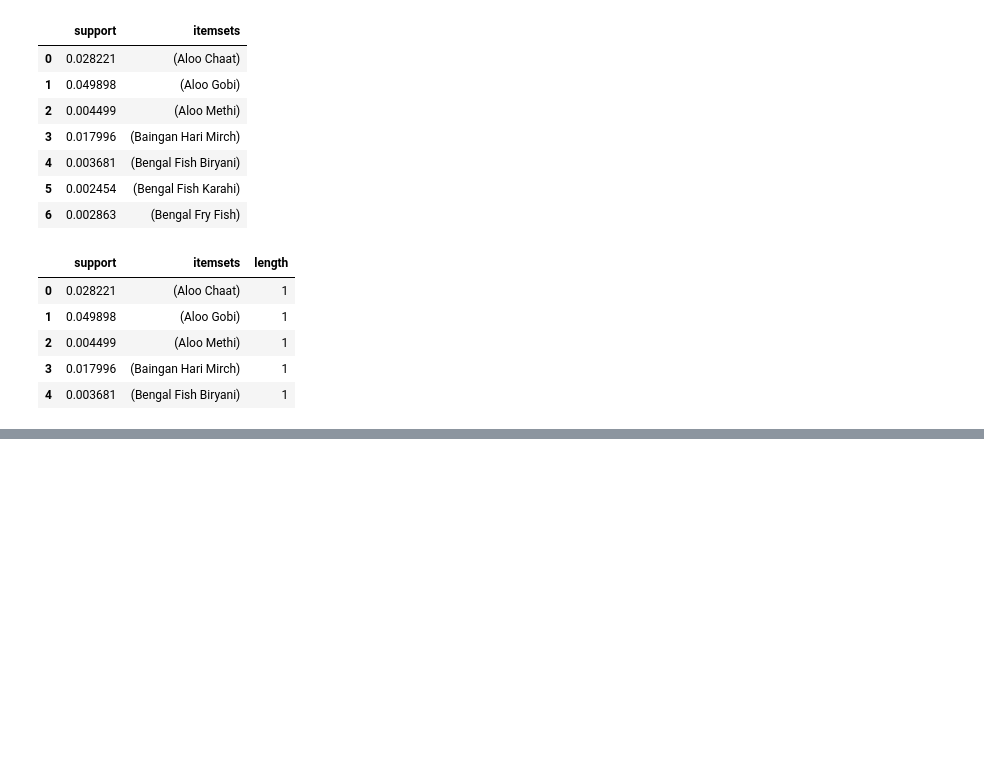
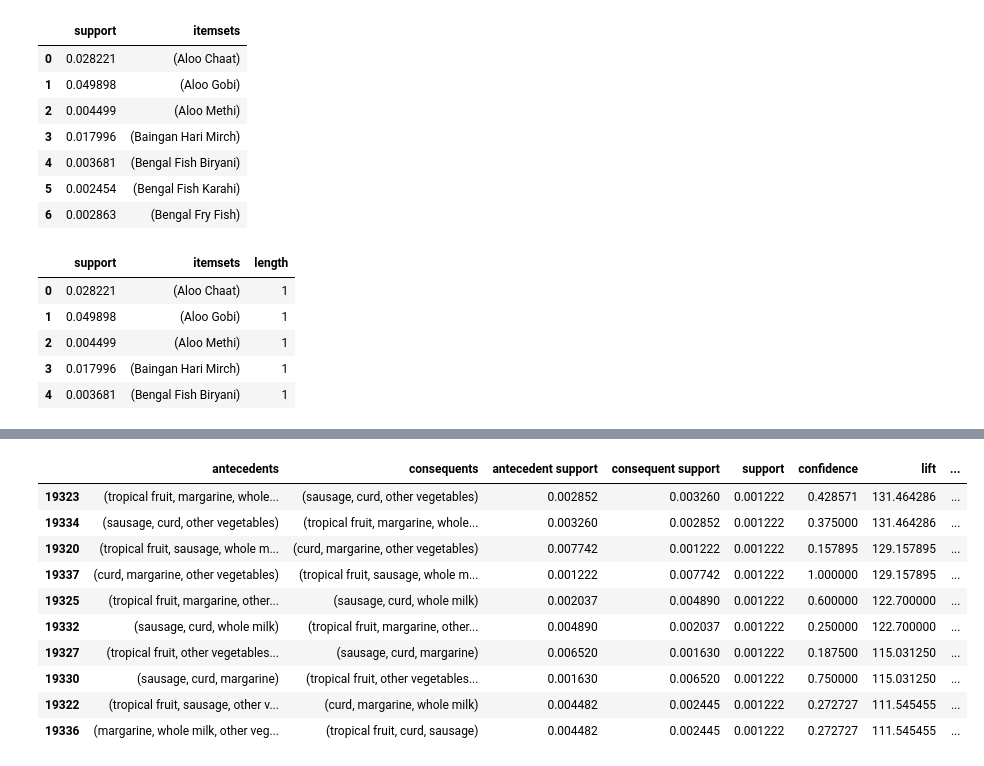
Before and after one commit to joyb05/Market-Basket-Analysis-Restaurant-Dataset, a Jupyter notebook: Market_Basket_Analysis_Restaurant_Dataset.ipynb, the cells around one changed output, grey strips where cells are left out. Drawn from its saved outputs; the diff is of its cells as text; code cells hidden in the pictures; blank space fills up the shorter version.

```diff
--- a/Market_Basket_Analysis_Restaurant_Dataset.ipynb
+++ b/Market_Basket_Analysis_Restaurant_Dataset.ipynb
@@ -681,3 +705,15 @@ top_confidence2.head(10)
 # %%
-top_lift2 = rules2.sort_values('lift', ascending= False)
-top_lift2.head(10)
+top_confidence2 = rules2.sort_values('lift', ascending= False)
+top_confidence2.head(10)
+# %% [output]
+|  | antecedents | consequents | antecedent support | consequent support | support | confidence | lift | ... |
+| 19323 | (tropical fruit, margarine, whole... | (sausage, curd, other vegetables) | 0.002852 | 0.003260 | 0.001222 | 0.428571 | 131.464286 | ... |
+| 19334 | (sausage, curd, other vegetables) | (tropical fruit, margarine, whole... | 0.003260 | 0.002852 | 0.001222 | 0.375000 | 131.464286 | ... |
+| 19320 | (tropical fruit, sausage, whole m... | (curd, margarine, other vegetables) | 0.007742 | 0.001222 | 0.001222 | 0.157895 | 129.157895 | ... |
+| 19337 | (curd, margarine, other vegetables) | (tropical fruit, sausage, whole m... | 0.001222 | 0.007742 | 0.001222 | 1.000000 | 129.157895 | ... |
+| 19325 | (tropical fruit, margarine, other... | (sausage, curd, whole milk) | 0.002037 | 0.004890 | 0.001222 | 0.600000 | 122.700000 | ... |
+| 19332 | (sausage, curd, whole milk) | (tropical fruit, margarine, other... | 0.004890 | 0.002037 | 0.001222 | 0.250000 | 122.700000 | ... |
+| 19327 | (tropical fruit, other vegetables... | (sausage, curd, margarine) | 0.006520 | 0.001630 | 0.001222 | 0.187500 | 115.031250 | ... |
+| 19330 | (sausage, curd, margarine) | (tropical fruit, other vegetables... | 0.001630 | 0.006520 | 0.001222 | 0.750000 | 115.031250 | ... |
+| 19322 | (tropical fruit, sausage, other v... | (curd, margarine, whole milk) | 0.004482 | 0.002445 | 0.001222 | 0.272727 | 111.545455 | ... |
+| 19336 | (margarine, whole milk, other veg... | (tropical fruit, curd, sausage) | 0.004482 | 0.002445 | 0.001222 | 0.272727 | 111.545455 | ... |
```
Also changed, not shown: parts of 52 cells of this notebook.
